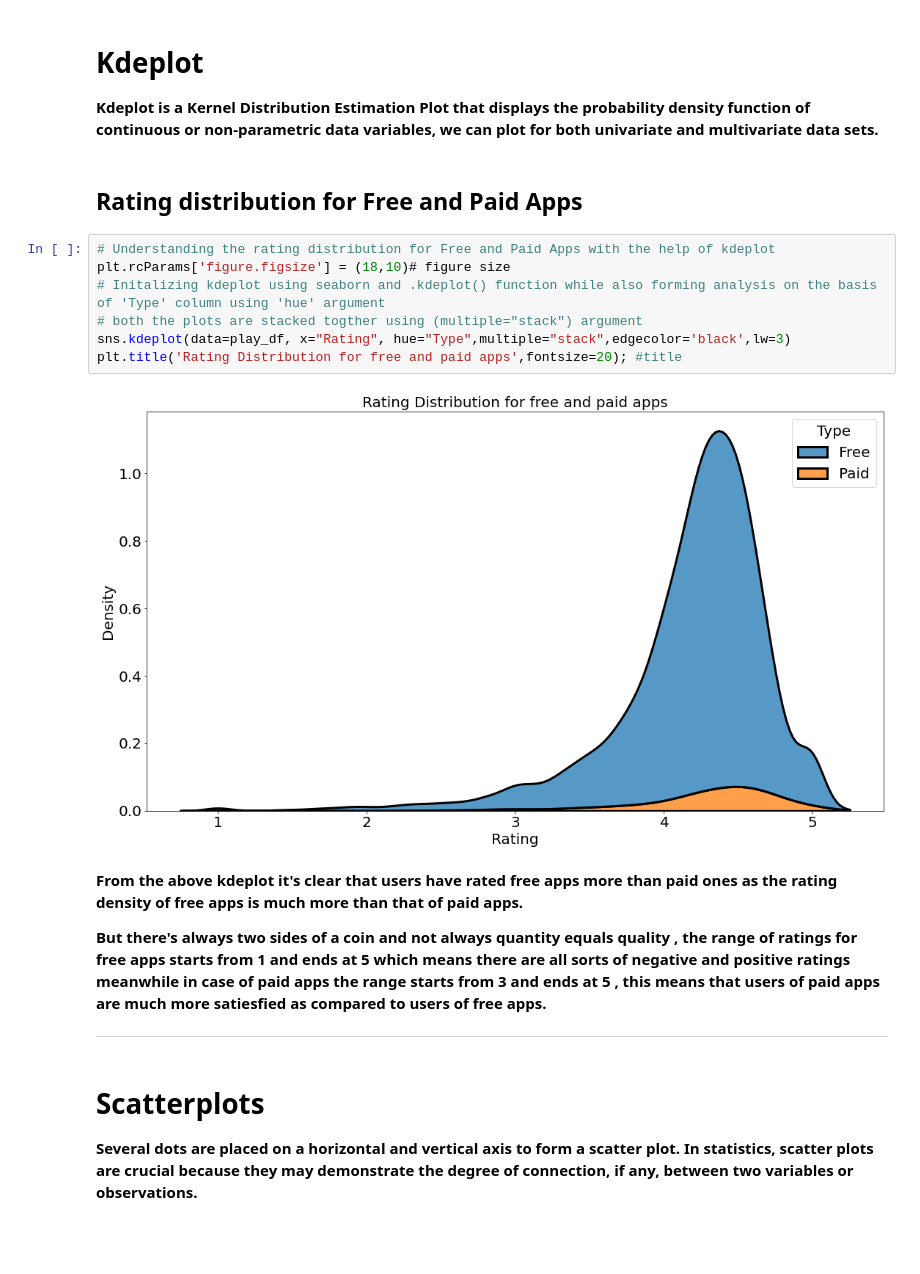
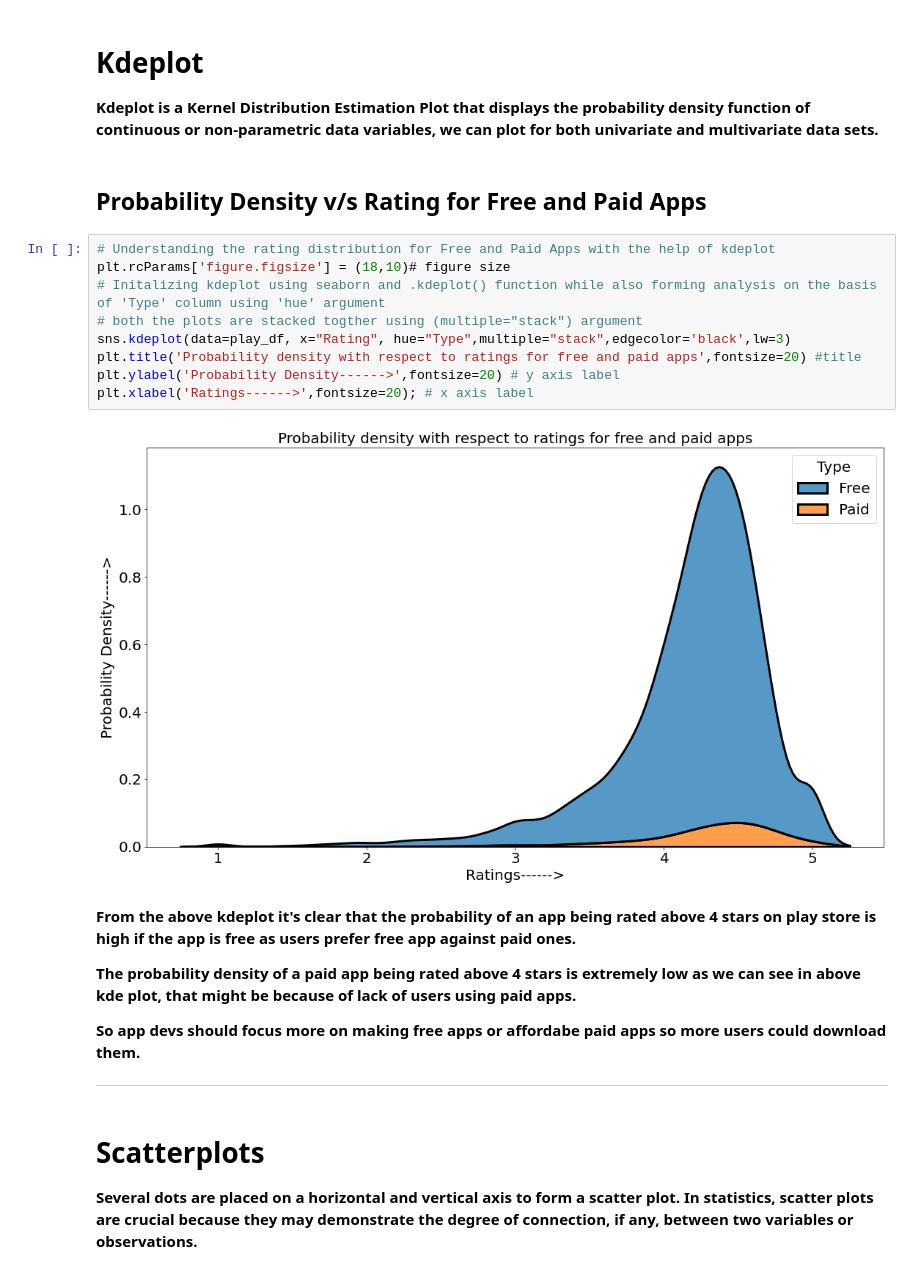
Before and after one commit to amol004/Google-Play-Store-EDA, a Jupyter notebook: Capstone_Project_Google_play_store_review_analysis_(EDA)_Notebook_{Amol_Thakur}.ipynb, the cells around one changed output. Cells and saved outputs as stored; diff of their text form; blank space fills up the shorter version.

```diff
--- a/Capstone_Project_Google_play_store_review_analysis_(EDA)_Notebook_{Amol_Thakur}.ipynb
+++ b/Capstone_Project_Google_play_store_review_analysis_(EDA)_Notebook_{Amol_Thakur}.ipynb
@@ -833,26 +833,30 @@ bb.rename(columns={'Type':'count'})
 
 **Kdeplot is a Kernel Distribution Estimation Plot that displays the probability density function of continuous or non-parametric data variables, we can plot for both univariate and multivariate data sets.**
 # %% [markdown]
-## **Rating distribution for Free and Paid Apps**
+## **Probability Density v/s Rating for Free and Paid Apps**
 # %%
 # Understanding the rating distribution for Free and Paid Apps with the help of kdeplot
 plt.rcParams['figure.figsize'] = (18,10)# figure size
 # Initalizing kdeplot using seaborn and .kdeplot() function while also forming analysis on the basis of 'Type' column using 'hue' argument
 # both the plots are stacked togther using (multiple="stack") argument
 sns.kdeplot(data=play_df, x="Rating", hue="Type",multiple="stack",edgecolor='black',lw=3)
-plt.title('Rating Distribution for free and paid apps',fontsize=20); #title
+plt.title('Probability density with respect to ratings for free and paid apps',fontsize=20) #title
+plt.ylabel('Probability Density------>',fontsize=20) # y axis label
+plt.xlabel('Ratings------>',fontsize=20); # x axis label
 # %% [output]
-[figure, old version]
+[figure, new version]
-# %% [markdown]
-
-
-**From the above kdeplot it's clear that users have rated free apps more than paid ones as the rating density of free apps is much more than that of paid apps.**
-
-**But there's always two sides of a coin and not always quantity equals quality , the range of ratings for free apps starts from 1 and ends at 5 which means there are all sorts of negative and positive ratings meanwhile in case of paid apps the range starts from 3 and ends at 5 , this means that users of paid apps are much more satiesfied as compared to users of free apps.**
-
-
-
----
+# %% [markdown]
+
+
+**From the above kdeplot it's clear that the probability of an app being rated above 4 stars on play store is high if the app is free as users prefer free app against paid ones.**
+
+**The probability density of a paid app being rated above 4 stars is extremely low as we can see in above kde plot, that might be because of lack of users using paid apps.**
+
+**So app devs should focus more on making free apps or affordabe paid apps so more users could download them.**
+
+
+
+---
 # %% [markdown]
 # **Scatterplots**
 
```
Also changed, not shown: parts of 9 cells of this notebook.
